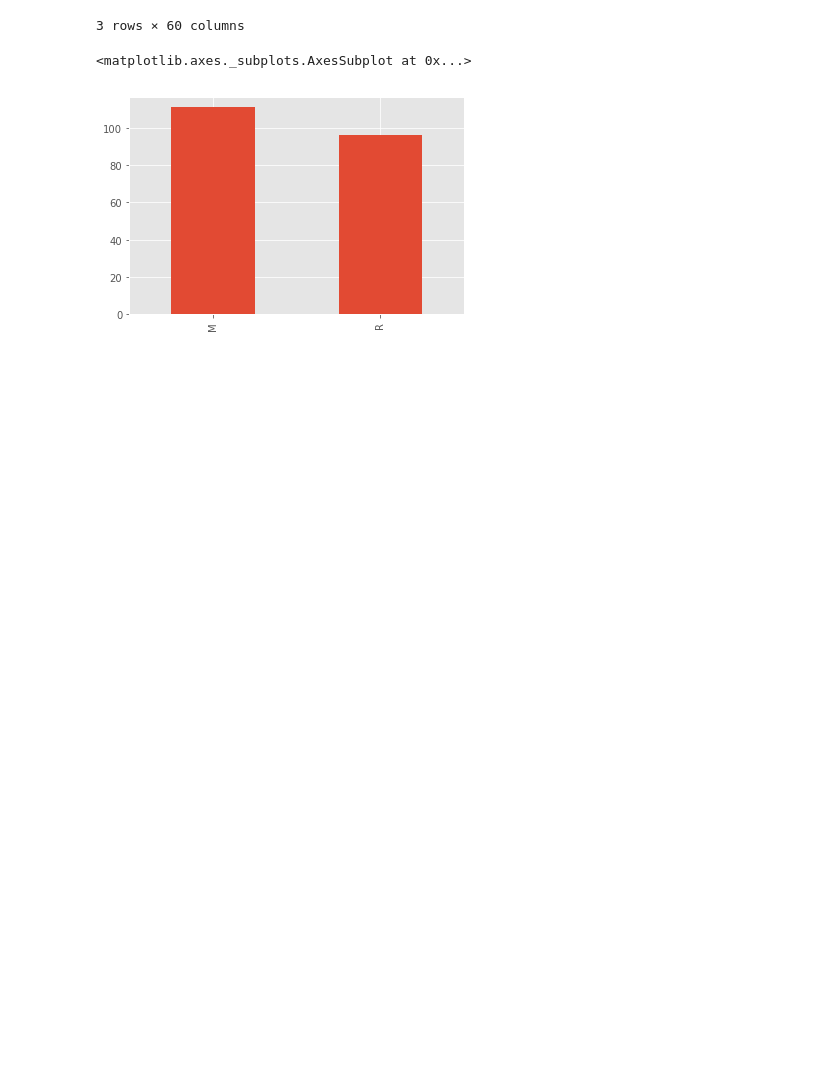
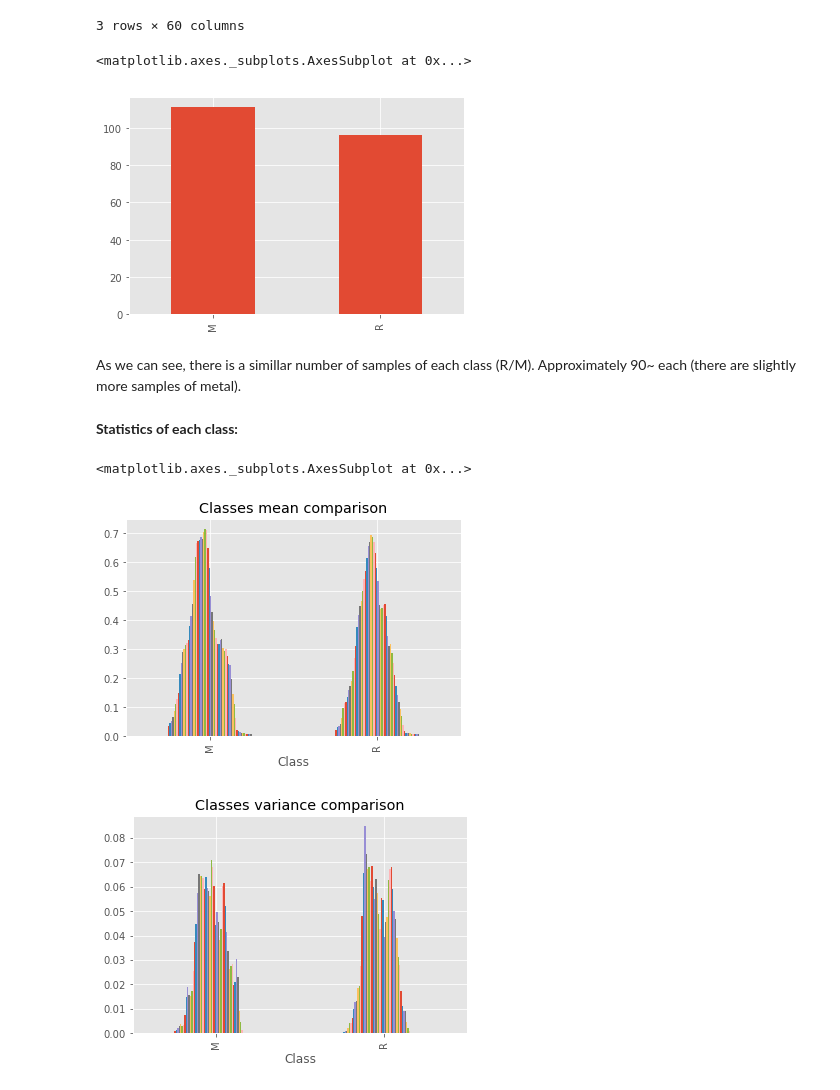
Before and after one commit to DorHugi/techDataScience, a Jupyter notebook: wet_3/Wet3.ipynb, the cells around one changed output. Drawn from its saved outputs; the diff is of its cells as text; code cells hidden in the pictures; blank space fills up the shorter version.

```diff
--- a/wet_3/Wet3.ipynb
+++ b/wet_3/Wet3.ipynb
@@ -34,3 +34,15 @@ sr.value_counts().plot(kind='bar')
 # %% [output]
 <matplotlib.axes._subplots.AxesSubplot at 0x...>
 [figure]
+# %% [markdown]
+As we can see, there is a simillar number of samples of each class (R/M). Approximately 90~ each (there are slightly more samples of metal).
+# %% [markdown]
+**Statistics of each class:**
+# %%
+classDf =  df.groupby('Class')
+classDf.mean().plot(kind='bar',legend=False,title='Classes mean comparison')
+classDf.var().plot(kind='bar',legend=False,title='Classes variance comparison')
+# %% [output]
+<matplotlib.axes._subplots.AxesSubplot at 0x...>
+[figure, added]
+[figure, added]
```
Also changed, not shown: parts of 12 cells of this notebook.
